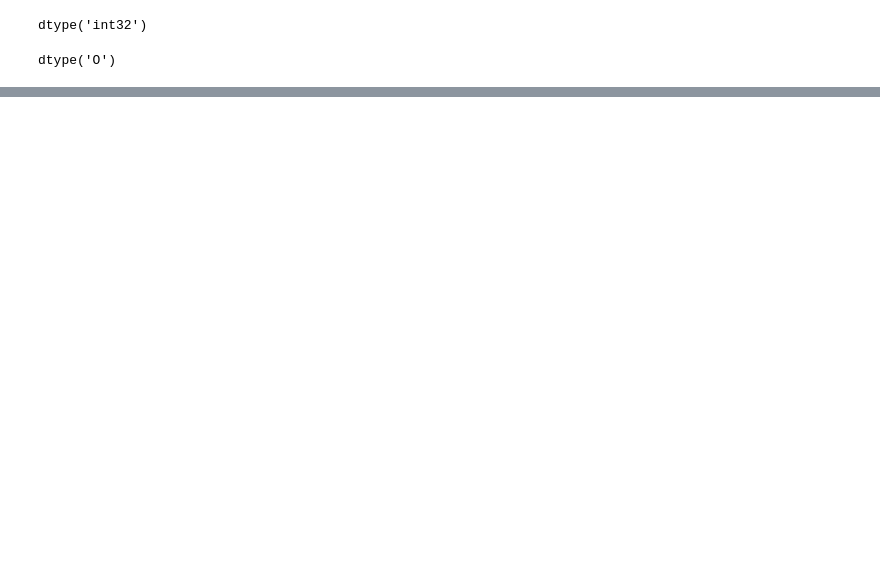
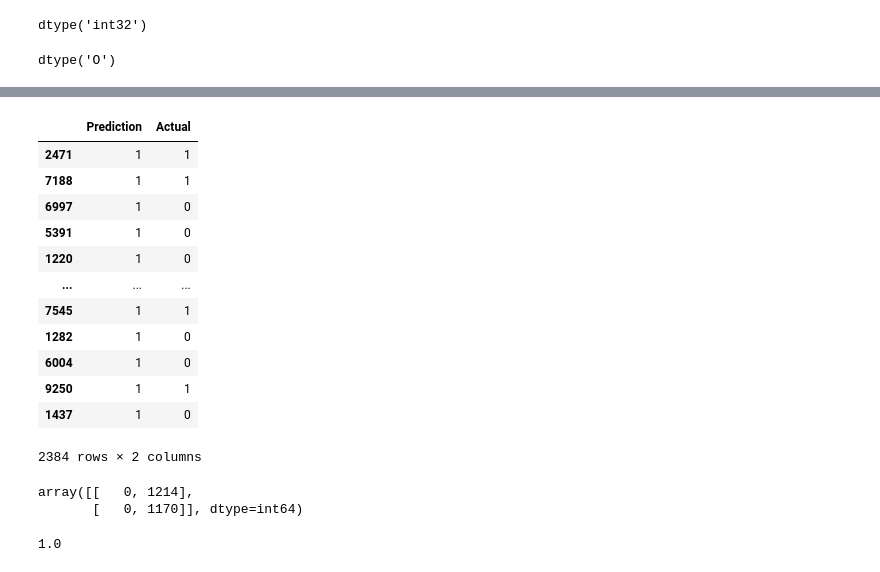
Before and after one commit to SariStormdance/Project_4, a Jupyter notebook: Project_4.ipynb, the cells around one changed output, grey strips where cells are left out. Cells and saved outputs as stored; diff of their text form; code cells hidden in the pictures; blank space fills up the shorter version.

```diff
--- a/Project_4.ipynb
+++ b/Project_4.ipynb
@@ -260,0 +286,2 @@ accuracy_score(y_test, predictions)
+# %%
+X_trainres, X_testres, y_trainres, y_testres = train_test_split(X_res, y_res, random_state=42)
@@ -260,0 +303,22 @@ accuracy_score(y_test, predictions)
+# %%
+predictions_ros = classifier_ros.predict(X_testres)
+pd.DataFrame({"Prediction": predictions_ros, "Actual": y_testres})
+# %% [output]
+|  | Prediction | Actual |
+| 2471 | 1 | 1 |
+| 7188 | 1 | 1 |
+| 6997 | 1 | 0 |
+| 5391 | 1 | 0 |
+| 1220 | 1 | 0 |
+| ... | ... | ... |
+| 7545 | 1 | 1 |
+| 1282 | 1 | 0 |
+| 6004 | 1 | 0 |
+| 9250 | 1 | 1 |
+| 1437 | 1 | 0 |
+2384 rows × 2 columns
+# %%
+confusion_matrix(y_testres, predictions_ros)
+# %% [output]
+array([[   0, 1214],
+       [   0, 1170]], dtype=int64)
@@ -260,0 +331,5 @@ accuracy_score(y_test, predictions)
+# %%
+accuracy_sc = accuracy_score(y_trainres, predictions)
+accuracy_sc
+# %% [output]
+1.0
```
Also changed, not shown: parts of 26 cells of this notebook, 1 other file.
